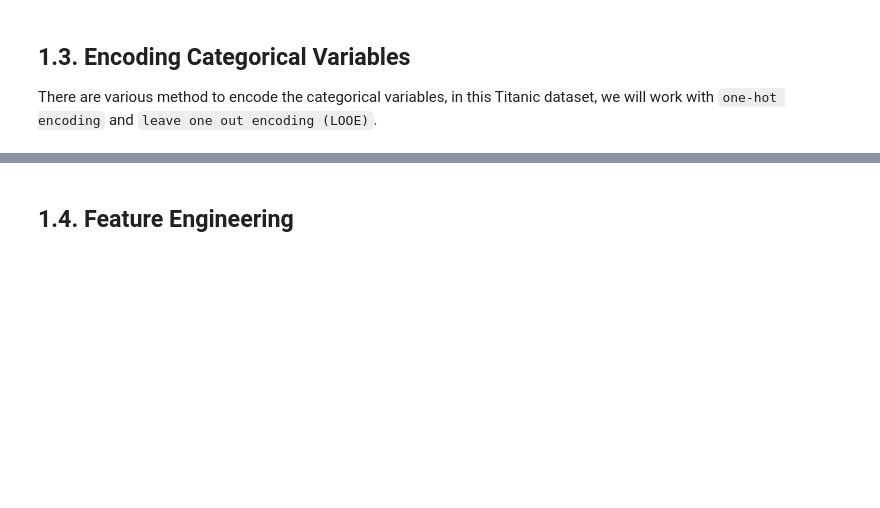
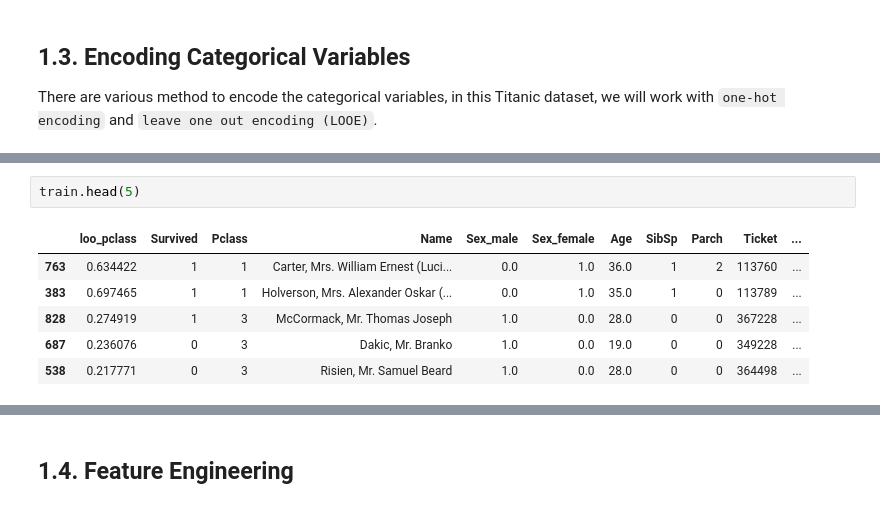
Before and after one commit to vanle2000/Titanic_EDA-and-Survival-Prediction, a Jupyter notebook: Titanic_Disaster.ipynb, the cells around one changed output, grey strips where cells are left out. Drawn from its saved outputs; the diff is of its cells as text; blank space fills up the shorter version.

```diff
--- a/Titanic_Disaster.ipynb
+++ b/Titanic_Disaster.ipynb
@@ -144,3 +146,12 @@ train_encoded.head(5)
+# %%
+train.head(5)
+# %% [output]
+|  | loo_pclass | Survived | Pclass | Name | Sex_male | Sex_female | Age | SibSp | Parch | Ticket | ... |
+| 763 | 0.634422 | 1 | 1 | Carter, Mrs. William Ernest (Luci... | 0.0 | 1.0 | 36.0 | 1 | 2 | 113760 | ... |
+| 383 | 0.697465 | 1 | 1 | Holverson, Mrs. Alexander Oskar (... | 0.0 | 1.0 | 35.0 | 1 | 0 | 113789 | ... |
+| 828 | 0.274919 | 1 | 3 | McCormack, Mr. Thomas Joseph | 1.0 | 0.0 | 28.0 | 0 | 0 | 367228 | ... |
+| 687 | 0.236076 | 0 | 3 | Dakic, Mr. Branko | 1.0 | 0.0 | 19.0 | 0 | 0 | 349228 | ... |
+| 538 | 0.217771 | 0 | 3 | Risien, Mr. Samuel Beard | 1.0 | 0.0 | 28.0 | 0 | 0 | 364498 | ... |
 # %%
 train.describe()
 # %% [output]
```
Also changed, not shown: parts of 13 cells of this notebook.
